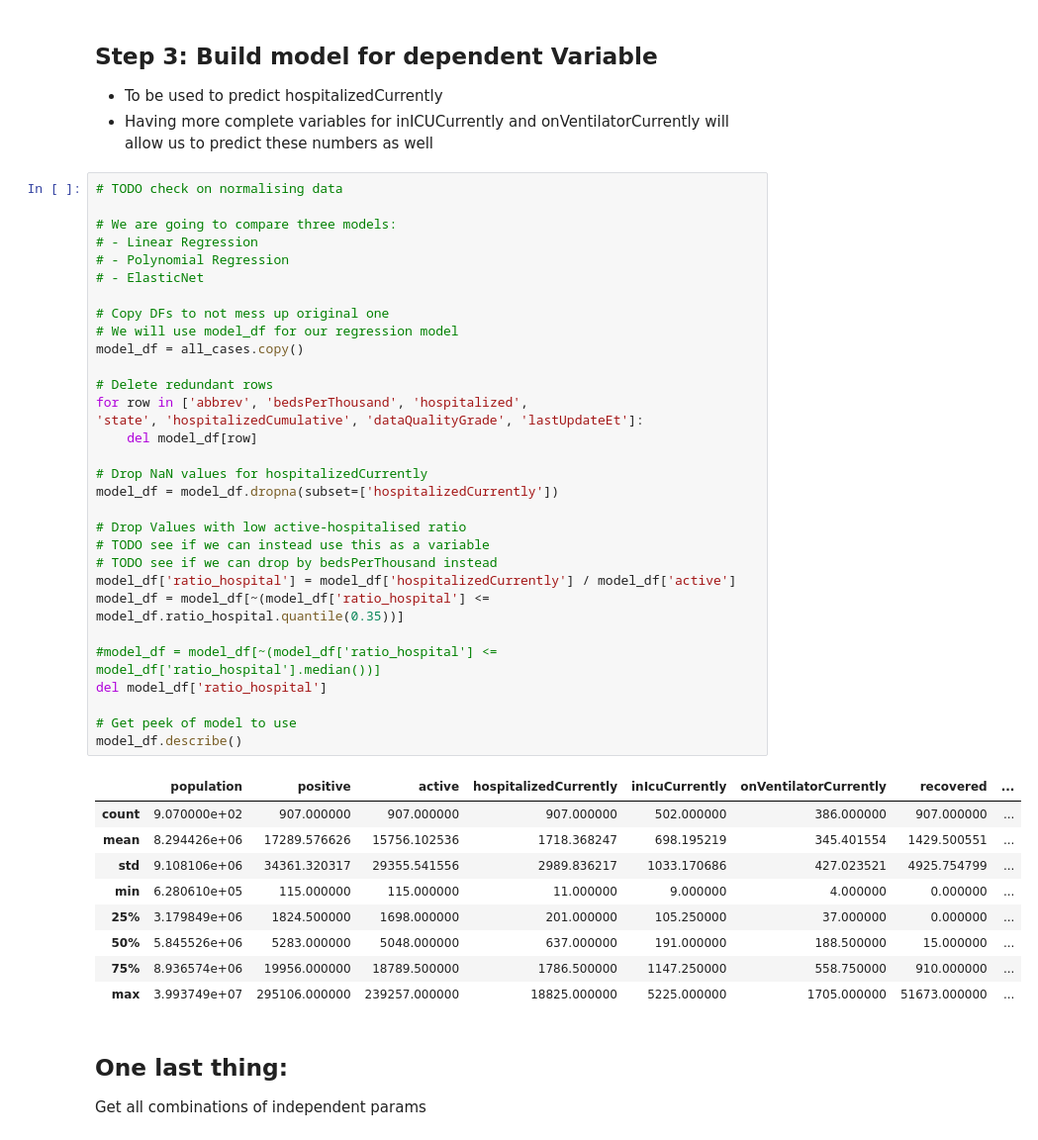
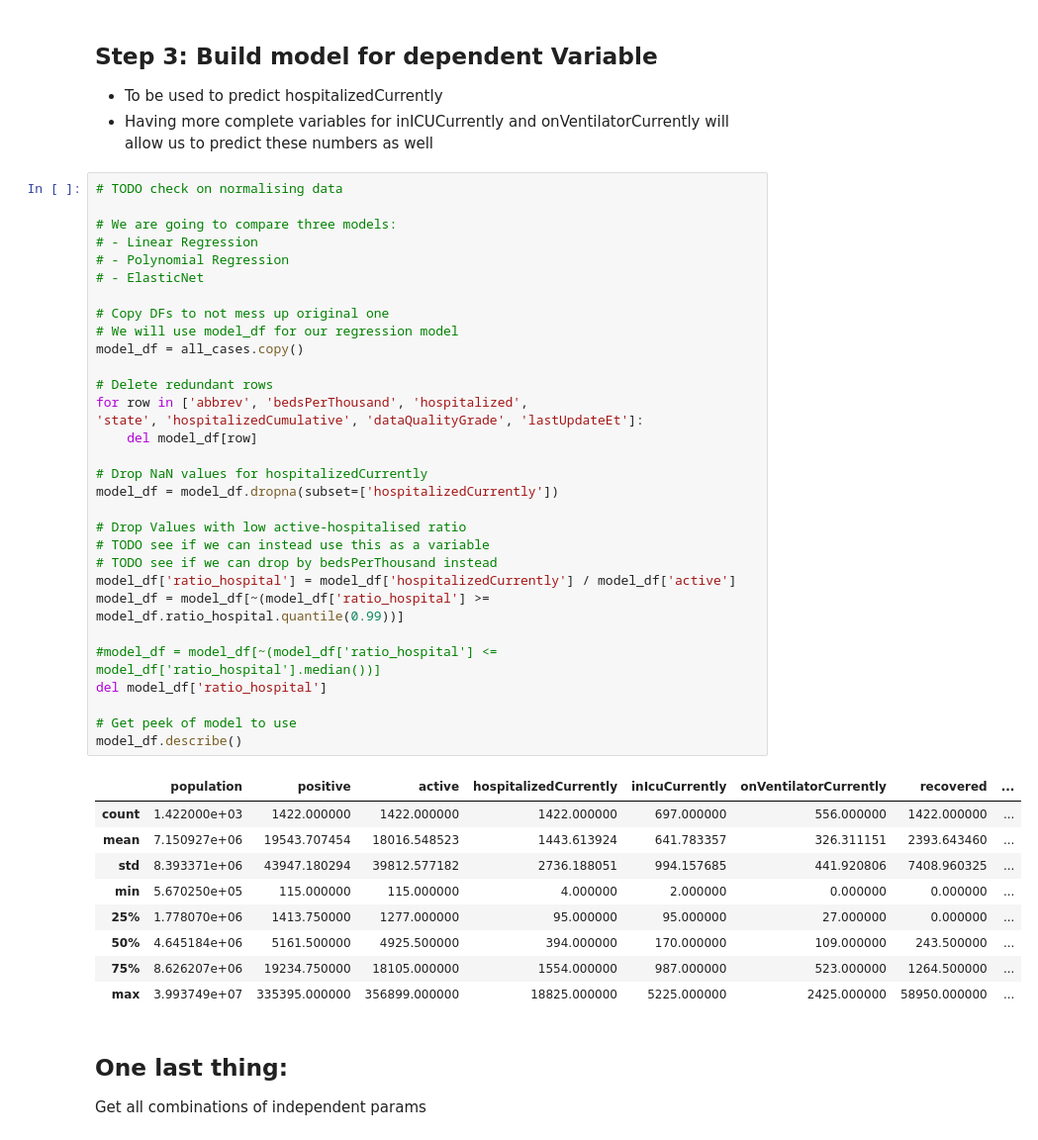
Before and after one commit to neilmizzi/COVID19, a Jupyter notebook: main.ipynb, the cells around one changed output. Shown at 99% size. Cells and saved outputs as stored; diff of their text form.

```diff
--- a/main.ipynb
+++ b/main.ipynb
@@ -621,42 +621,42 @@ plt.show()
 
 # We are going to compare three models:
 # - Linear Regression
 # - Polynomial Regression
 # - ElasticNet
 
 # Copy DFs to not mess up original one
 # We will use model_df for our regression model
 model_df = all_cases.copy()
 
 # Delete redundant rows
 for row in ['abbrev', 'bedsPerThousand', 'hospitalized',
 'state', 'hospitalizedCumulative', 'dataQualityGrade', 'lastUpdateEt']:
     del model_df[row]
 
 # Drop NaN values for hospitalizedCurrently
 model_df = model_df.dropna(subset=['hospitalizedCurrently'])
 
 # Drop Values with low active-hospitalised ratio
 # TODO see if we can instead use this as a variable
 # TODO see if we can drop by bedsPerThousand instead
 model_df['ratio_hospital'] = model_df['hospitalizedCurrently'] / model_df['active']
-model_df = model_df[~(model_df['ratio_hospital'] <= model_df.ratio_hospital.quantile(0.35))]
+model_df = model_df[~(model_df['ratio_hospital'] >= model_df.ratio_hospital.quantile(0.99))]
 
 #model_df = model_df[~(model_df['ratio_hospital'] <= model_df['ratio_hospital'].median())]
 del model_df['ratio_hospital']
 
 # Get peek of model to use
 model_df.describe()
 # %% [output]
 |  | population | positive | active | hospitalizedCurrently | inIcuCurrently | onVentilatorCurrently | recovered | ... |
-| count | 9.070000e+02 | 907.000000 | 907.000000 | 907.000000 | 502.000000 | 386.000000 | 907.000000 | ... |
-| mean | 8.294426e+06 | 17289.576626 | 15756.102536 | 1718.368247 | 698.195219 | 345.401554 | 1429.500551 | ... |
-| std | 9.108106e+06 | 34361.320317 | 29355.541556 | 2989.836217 | 1033.170686 | 427.023521 | 4925.754799 | ... |
-| min | 6.280610e+05 | 115.000000 | 115.000000 | 11.000000 | 9.000000 | 4.000000 | 0.000000 | ... |
-| 25% | 3.179849e+06 | 1824.500000 | 1698.000000 | 201.000000 | 105.250000 | 37.000000 | 0.000000 | ... |
-| 50% | 5.845526e+06 | 5283.000000 | 5048.000000 | 637.000000 | 191.000000 | 188.500000 | 15.000000 | ... |
-| 75% | 8.936574e+06 | 19956.000000 | 18789.500000 | 1786.500000 | 1147.250000 | 558.750000 | 910.000000 | ... |
-| max | 3.993749e+07 | 295106.000000 | 239257.000000 | 18825.000000 | 5225.000000 | 1705.000000 | 51673.000000 | ... |
+| count | 1.422000e+03 | 1422.000000 | 1422.000000 | 1422.000000 | 697.000000 | 556.000000 | 1422.000000 | ... |
+| mean | 7.150927e+06 | 19543.707454 | 18016.548523 | 1443.613924 | 641.783357 | 326.311151 | 2393.643460 | ... |
+| std | 8.393371e+06 | 43947.180294 | 39812.577182 | 2736.188051 | 994.157685 | 441.920806 | 7408.960325 | ... |
+| min | 5.670250e+05 | 115.000000 | 115.000000 | 4.000000 | 2.000000 | 0.000000 | 0.000000 | ... |
+| 25% | 1.778070e+06 | 1413.750000 | 1277.000000 | 95.000000 | 95.000000 | 27.000000 | 0.000000 | ... |
+| 50% | 4.645184e+06 | 5161.500000 | 4925.500000 | 394.000000 | 170.000000 | 109.000000 | 243.500000 | ... |
+| 75% | 8.626207e+06 | 19234.750000 | 18105.000000 | 1554.000000 | 987.000000 | 523.000000 | 1264.500000 | ... |
+| max | 3.993749e+07 | 335395.000000 | 356899.000000 | 18825.000000 | 5225.000000 | 2425.000000 | 58950.000000 | ... |
 # %% [markdown]
 ## One last thing:
 
```
Also changed, not shown: parts of 27 cells of this notebook.
